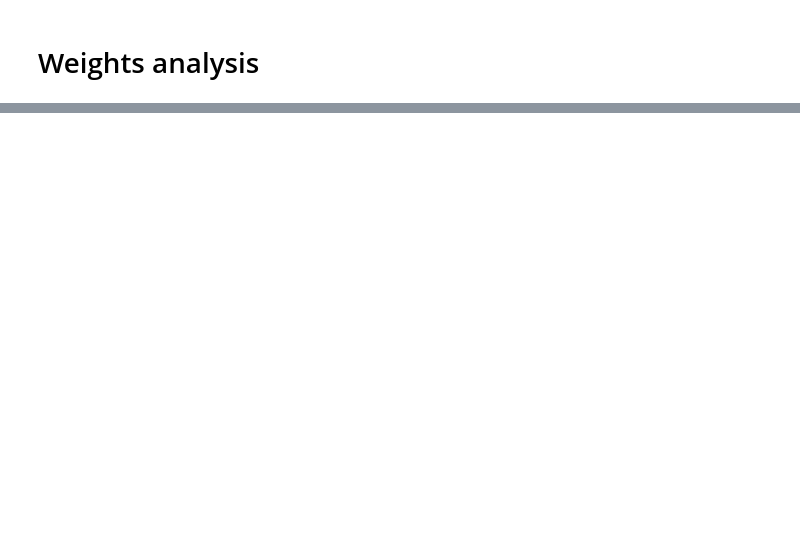
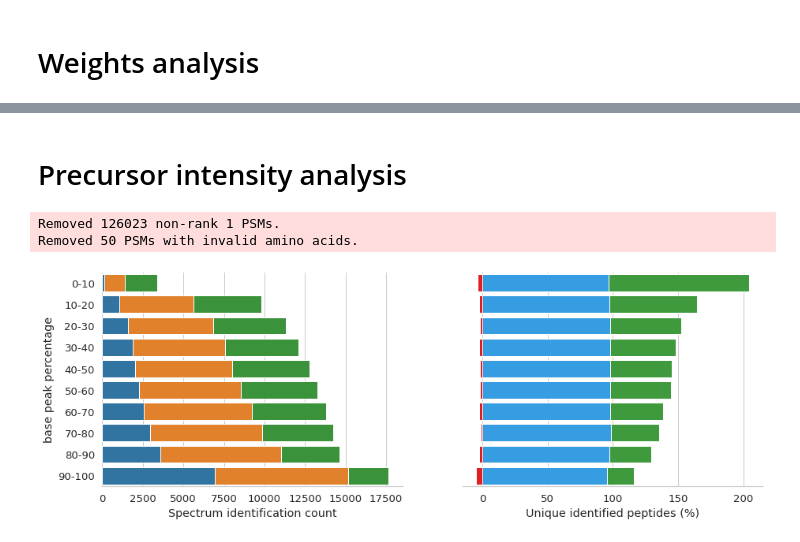
Before and after one commit to compomics/ms2rescore-immunopeptidomics-manuscript, a Jupyter notebook: notebooks/collision_energy_analysis.ipynb, the cells around one changed output, grey strips where cells are left out. Cells and saved outputs as stored; diff of their text form; code cells hidden in the pictures; blank space fills up the shorter version.

```diff
--- a/notebooks/collision_energy_analysis.ipynb
+++ b/notebooks/collision_energy_analysis.ipynb
@@ -484,0 +352,2 @@ fig
+# %% [markdown]
+# Precursor intensity analysis
@@ -484,0 +361,6 @@ fig
+# %%
+msms = MSMSAccessor(msms)
+msms = msms.filter_rank1_psms().msms.remove_invalid_amino_acids()
+# %% [output]
+Removed 126023 non-rank 1 PSMs.
+Removed 50 PSMs with invalid amino acids.
@@ -484,0 +371,3 @@ fig
+# %%
+msms["spec_id"] = msms["Raw file"] + "." + msms["Scan number"].astype(str) + "." + msms["Scan number"].astype(str)
+intensity_map = pd.Series(msms["Precursor bins"].values, index=msms["spec_id"]).to_dict()
@@ -484,0 +388,59 @@ fig
+# %%
+ms2rescore_loss_gain_int = []
+for i,row in int_count_df.iterrows():
+    tmp = {}
+    tmp["precursor intensity"] = row["precursor intensity"]
+    num_ids = len(set(row["peptide_searchengine"]))
+    tmp["shared"] = (len(set(row["peptide_searchengine"]).intersection(set(row.peptide_ms2rescore)))/num_ids) * 100
+    tmp["gain"] = (len(set(row.peptide_ms2rescore) - set(row["peptide_searchengine"]))/num_ids) * 100
+    tmp["loss"] = (len(set(row["peptide_searchengine"]) - set(row.peptide_ms2rescore))/num_ids) * 100
+    ms2rescore_loss_gain_int.append(tmp)
+ms2rescore_loss_gain_int = pd.DataFrame(ms2rescore_loss_gain_int)
+
+ms2rescore_loss_gain_int["loss"] =ms2rescore_loss_gain_int["loss"] * -1
+ms2rescore_loss_gain_int["gain"] =ms2rescore_loss_gain_int["gain"] + 100
+# %%
+fig = plt.Figure(figsize=(15,5))
+
+ax1 = fig.add_subplot(121)
+
+
+sns.barplot(x="psm count ms2rescore", y="precursor intensity", label="ms2rescore", data=int_count_df, color="#2ca02c", ax=ax1)
+sns.barplot(x="psm count searchengine", y="precursor intensity", label="searchengine", data=int_count_df, color="#ff7f0e", ax=ax1)
+sns.barplot(x="psm count no rescoring", y="precursor intensity", label="no rescoring", data=int_count_df, color="#1f77b4", ax=ax1)
+
+ax1.set_xlabel("Spectrum identification count")
+ax1.set_ylabel("base peak percentage")
+sns.despine(left=True, right=True, top=True, ax=ax1)
+
+ax2 = fig.add_subplot(122)
+
+sns.barplot(
+    y="precursor intensity",
+    x="gain",
+    data=ms2rescore_loss_gain_int,
+    palette=sns.color_palette(["#2FA92D"]),
+    ax=ax2,
+)
+sns.barplot(
+    y="precursor intensity",
+    x="shared",
+    data=ms2rescore_loss_gain_int,
+    palette=sns.color_palette(["#1AA3FF"]),
+    ax=ax2,
+)
+sns.barplot(
+    y="precursor intensity",
+    x="loss",
+    data=ms2rescore_loss_gain_int,
+    palette=sns.color_palette(["#FF0000"]),
+    ax=ax2,
+)
+ax2.set_xlabel("Unique identified peptides (%)")
+ax2.set_ylabel("")
+ax2.set(yticklabels=[])
+sns.despine(left=True, right=True, top=True, ax=ax2)
+fig.savefig("data/Figures/precursor_intensity.svg")
+fig
+# %% [output]
+[figure, added]
```
Also changed, not shown: parts of 44 cells of this notebook, 15 other files.
